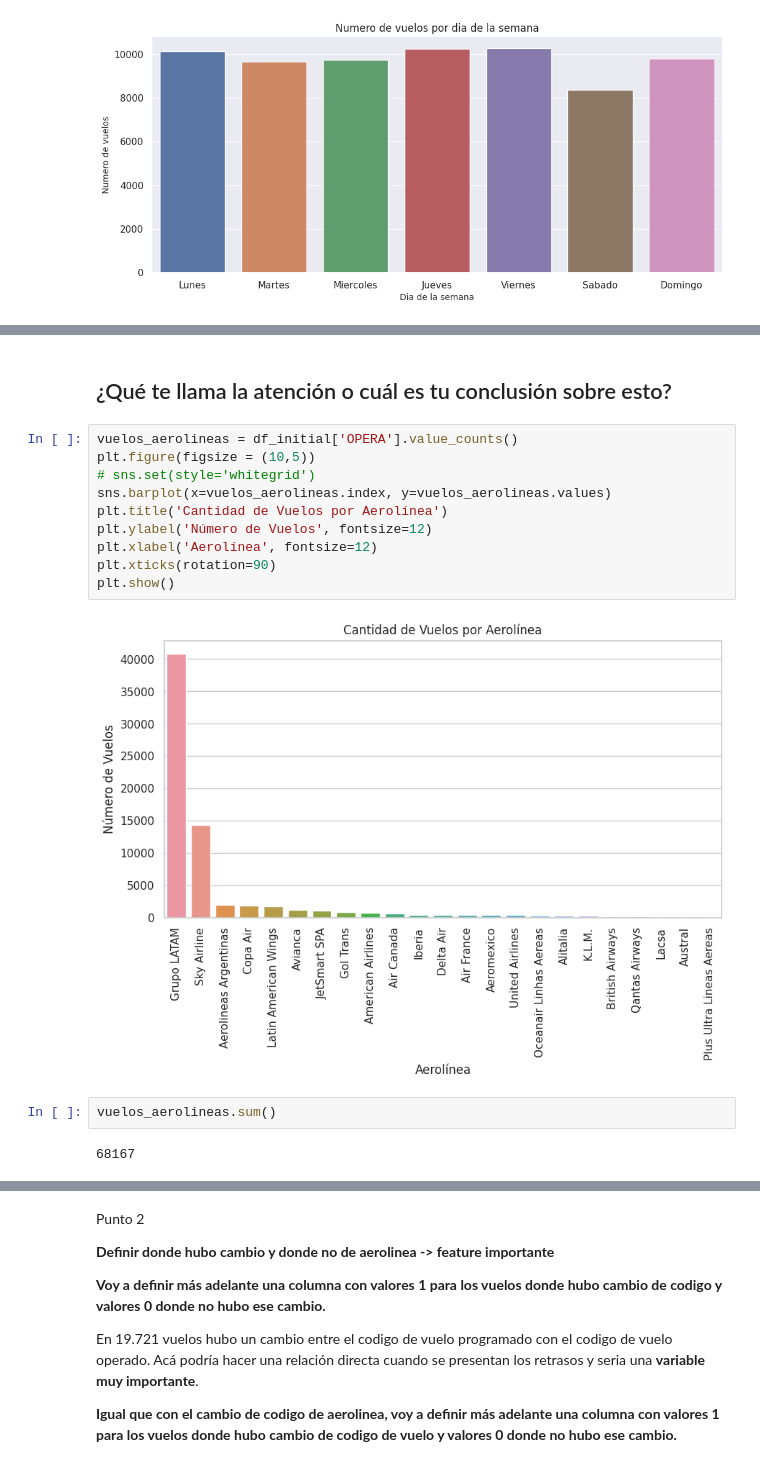
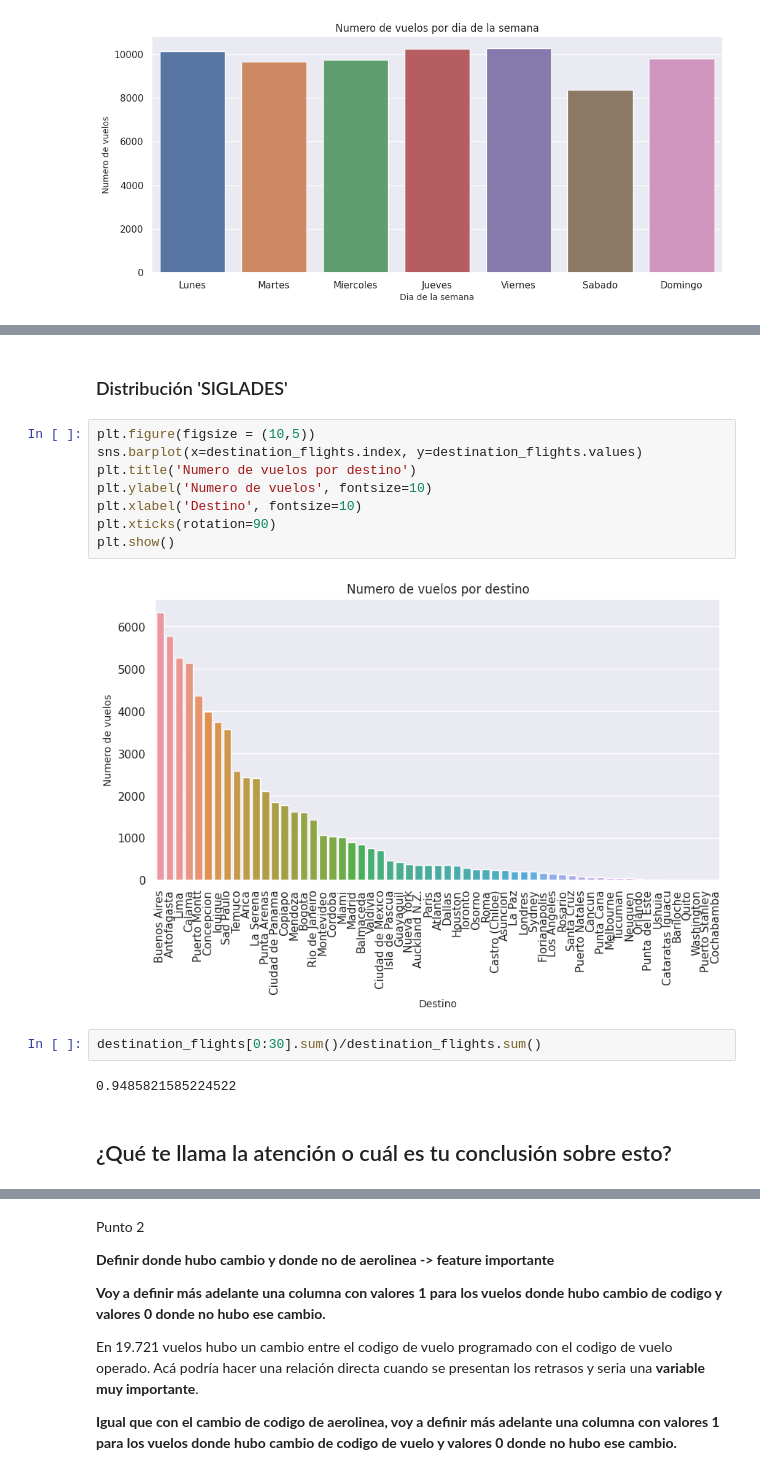
Before and after one commit to chuto81/datascientist_latam, a Jupyter notebook: solution.ipynb, the cells around one changed output, grey strips where cells are left out. Saved outputs shown, nothing was run; the diff lists cells and outputs as text.

```diff
--- a/solution.ipynb
+++ b/solution.ipynb
@@ -485,18 +518,18 @@ df_initial
+# %% [markdown]
+### Distribución 'SIGLADES'
+# %%
+plt.figure(figsize = (10,5))
+sns.barplot(x=destination_flights.index, y=destination_flights.values)
+plt.title('Numero de vuelos por destino')
+plt.ylabel('Numero de vuelos', fontsize=10)
+plt.xlabel('Destino', fontsize=10)
+plt.xticks(rotation=90)
+plt.show()
+# %% [output]
+[figure, added]
+# %%
+destination_flights[0:30].sum()/destination_flights.sum()
+# %% [output]
+0.9485821585224522
 # %% [markdown]
 ## ¿Qué te llama la atención o cuál es tu conclusión sobre esto?
-# %%
-vuelos_aerolineas = df_initial['OPERA'].value_counts()
-plt.figure(figsize = (10,5))
-# sns.set(style='whitegrid')
-sns.barplot(x=vuelos_aerolineas.index, y=vuelos_aerolineas.values)
-plt.title('Cantidad de Vuelos por Aerolínea')
-plt.ylabel('Número de Vuelos', fontsize=12)
-plt.xlabel('Aerolínea', fontsize=12)
-plt.xticks(rotation=90)
-plt.show()
-# %% [output]
-[figure, removed]
-# %%
-vuelos_aerolineas.sum()
-# %% [output]
-68167
```
Also changed, not shown: parts of 35 cells of this notebook, 3 other files.
